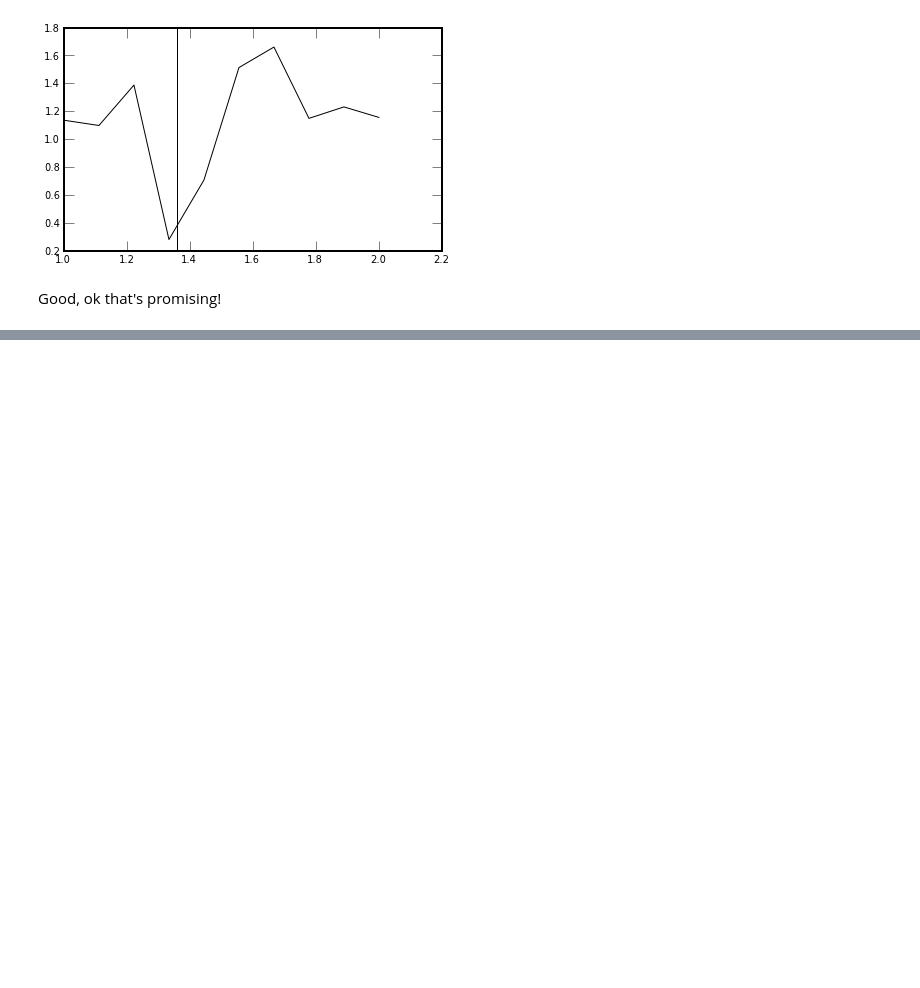
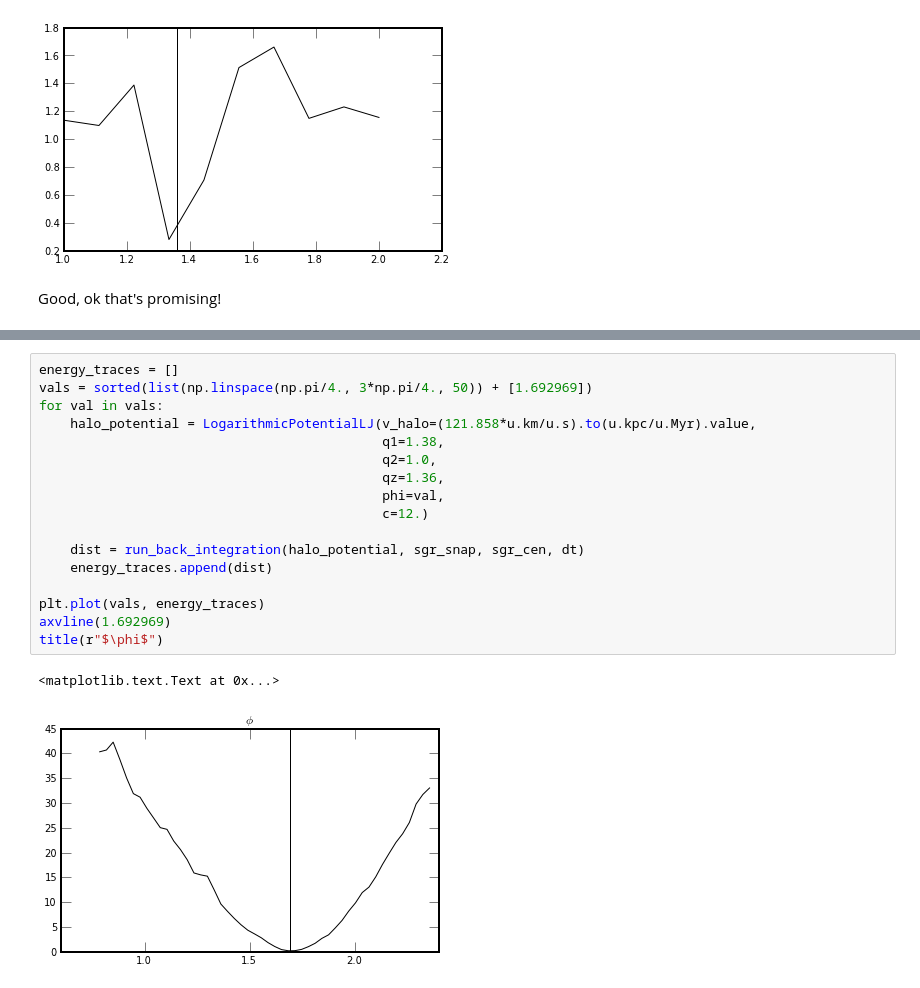
Before and after one commit to adrn/streams, a Jupyter notebook: docs/Streams - Back Integrate Particles.ipynb, the cells around one changed output, grey strips where cells are left out. Saved outputs shown, nothing was run; the diff lists cells and outputs as text; blank space fills up the shorter version.

```diff
--- a/docs/Streams - Back Integrate Particles.ipynb
+++ b/docs/Streams - Back Integrate Particles.ipynb
@@ -462,0 +595,20 @@ Good, ok that's promising!
+# %%
+energy_traces = []
+vals = sorted(list(np.linspace(np.pi/4., 3*np.pi/4., 50)) + [1.692969])
+for val in vals:
+    halo_potential = LogarithmicPotentialLJ(v_halo=(121.858*u.km/u.s).to(u.kpc/u.Myr).value,
+                                            q1=1.38,
+                                            q2=1.0,
+                                            qz=1.36,
+                                            phi=val,
+                                            c=12.)
+
+    dist = run_back_integration(halo_potential, sgr_snap, sgr_cen, dt)
+    energy_traces.append(dist)
+
+plt.plot(vals, energy_traces)
+axvline(1.692969)
+title(r"$\phi$")
+# %% [output]
+<matplotlib.text.Text at 0x...>
+[figure, added]
```
Also changed, not shown: parts of 14 cells of this notebook.
